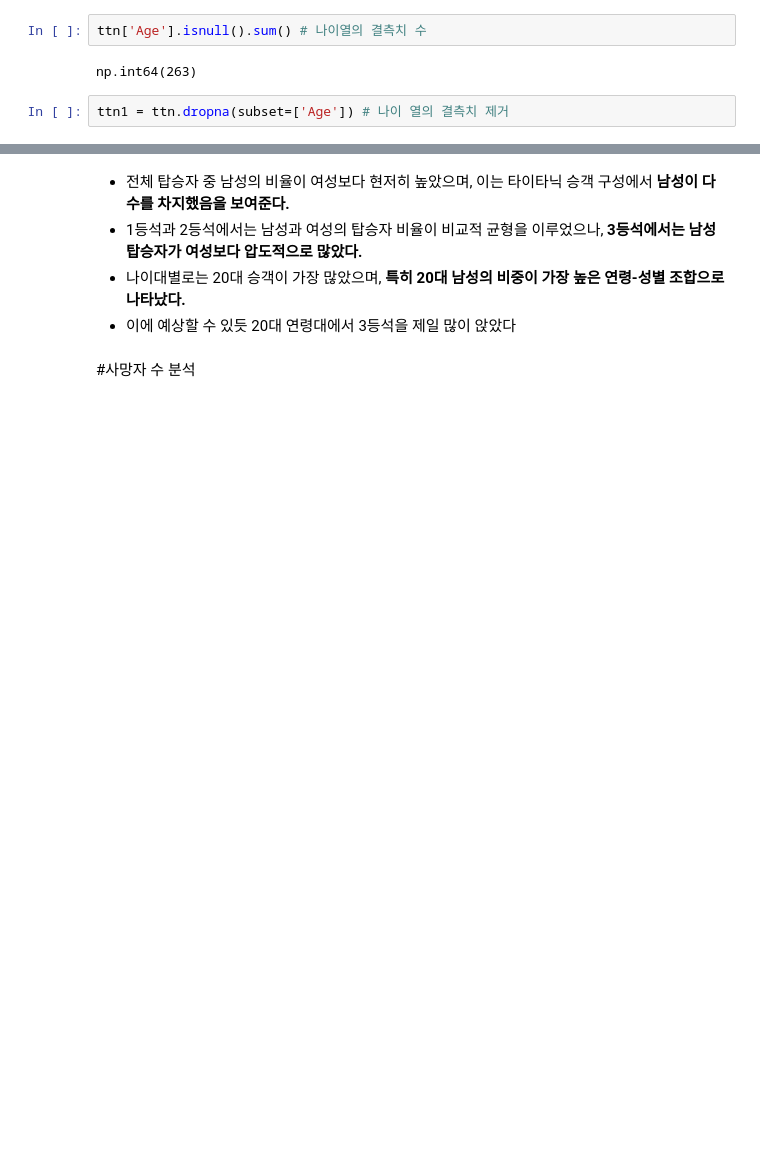
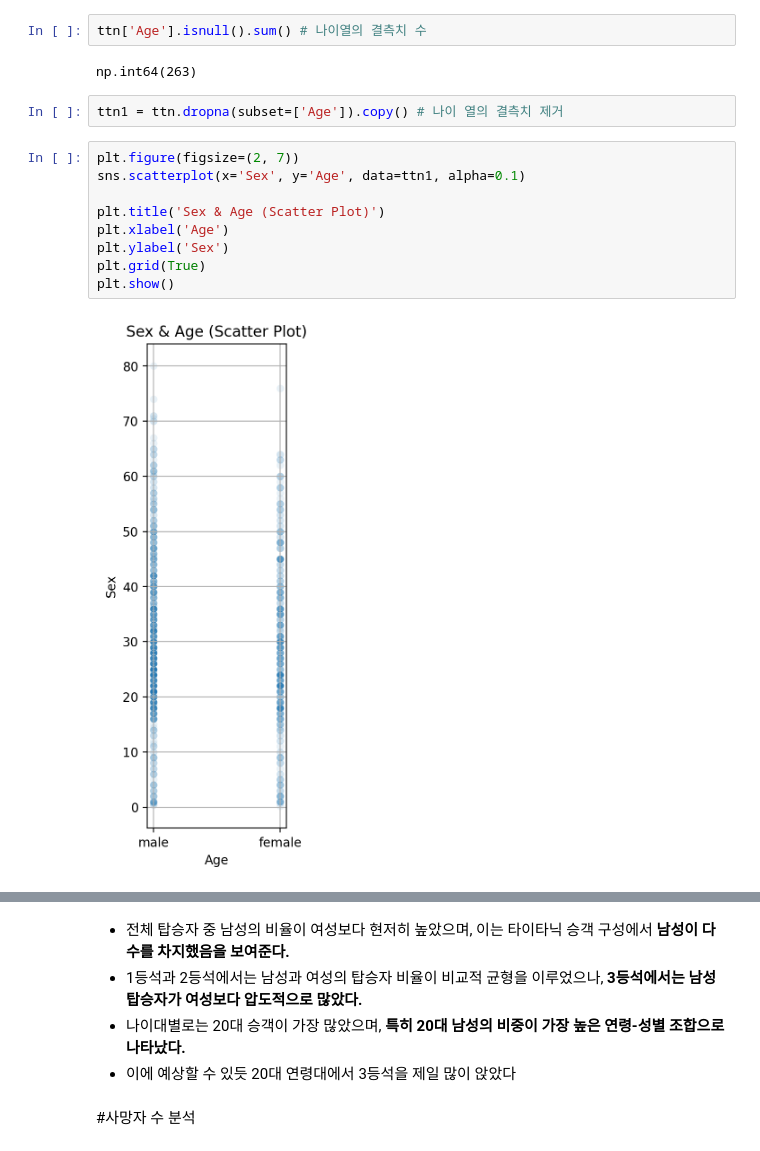
Before and after one commit to jinsumin81/BD-team, a Jupyter notebook: 타이타닉분석.ipynb, the cells around one changed output, grey strips where cells are left out. Saved outputs shown, nothing was run; the diff lists cells and outputs as text; blank space fills up the shorter version.

```diff
--- a/타이타닉분석.ipynb
+++ b/타이타닉분석.ipynb
@@ -100,4 +96,15 @@ ttn['Age'].isnull().sum() # 나이열의 결측치 수
 # %% [output]
 np.int64(263)
 # %%
-ttn1 = ttn.dropna(subset=['Age']) # 나이 열의 결측치 제거
+ttn1 = ttn.dropna(subset=['Age']).copy() # 나이 열의 결측치 제거
+# %%
+plt.figure(figsize=(2, 7))
+sns.scatterplot(x='Sex', y='Age', data=ttn1, alpha=0.1)
+
+plt.title('Sex & Age (Scatter Plot)')
+plt.xlabel('Age')
+plt.ylabel('Sex')
+plt.grid(True)
+plt.show()
+# %% [output]
+[figure, added]
```
Also changed, not shown: parts of 6 cells of this notebook.
